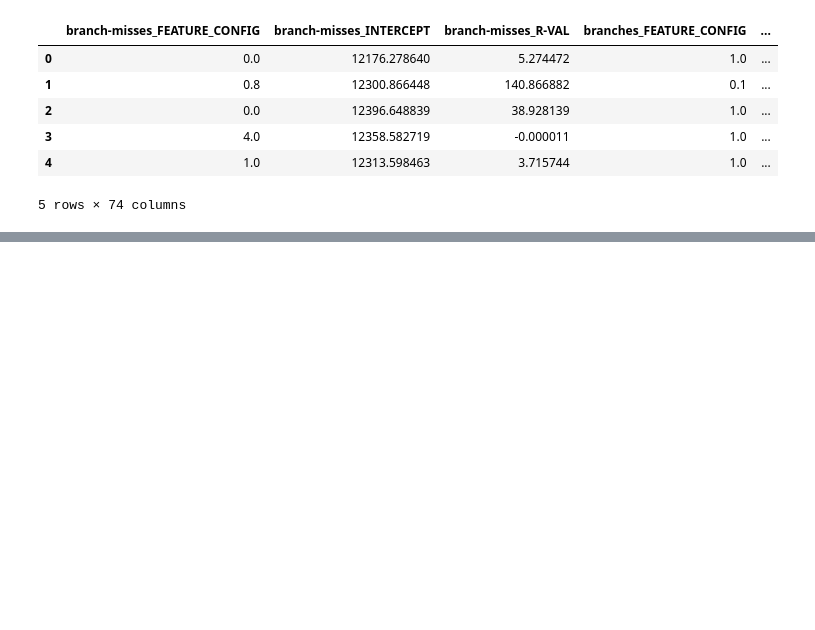
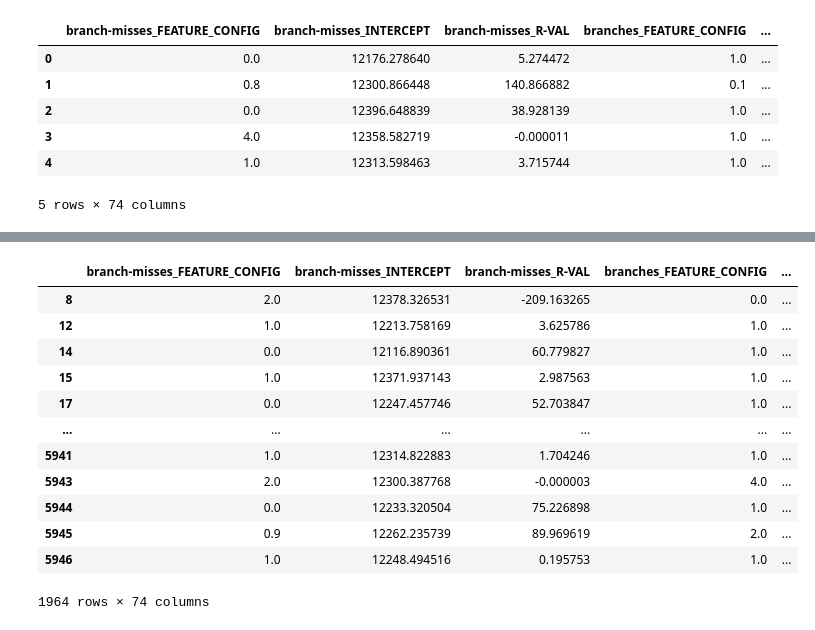
Before and after one commit to raresraf/AlgoRAF, a Jupyter notebook: prototype/ML1.ipynb, the cells around one changed output, grey strips where cells are left out. Cells and saved outputs as stored; diff of their text form; code cells hidden in the pictures; blank space fills up the shorter version.

```diff
--- a/prototype/ML1.ipynb
+++ b/prototype/ML1.ipynb
@@ -35,3 +58,19 @@ train_dataset_features = np.array(train_dataset_features)
+# %%
+test_dataset_features.sort_index()
+# %% [output]
+|  | branch-misses_FEATURE_CONFIG | branch-misses_INTERCEPT | branch-misses_R-VAL | branches_FEATURE_CONFIG | ... |
+| 8 | 2.0 | 12378.326531 | -209.163265 | 0.0 | ... |
+| 12 | 1.0 | 12213.758169 | 3.625786 | 1.0 | ... |
+| 14 | 0.0 | 12116.890361 | 60.779827 | 1.0 | ... |
+| 15 | 1.0 | 12371.937143 | 2.987563 | 1.0 | ... |
+| 17 | 0.0 | 12247.457746 | 52.703847 | 1.0 | ... |
+| ... | ... | ... | ... | ... | ... |
+| 5941 | 1.0 | 12314.822883 | 1.704246 | 1.0 | ... |
+| 5943 | 2.0 | 12300.387768 | -0.000003 | 4.0 | ... |
+| 5944 | 0.0 | 12233.320504 | 75.226898 | 1.0 | ... |
+| 5945 | 0.9 | 12262.235739 | 89.969619 | 2.0 | ... |
+| 5946 | 1.0 | 12248.494516 | 0.195753 | 1.0 | ... |
+1964 rows × 74 columns
 # %%
 normalize = preprocessing.Normalization()
 normalize.adapt(train_dataset_features)
```
Also changed, not shown: parts of 12 cells of this notebook, 8 other files.
